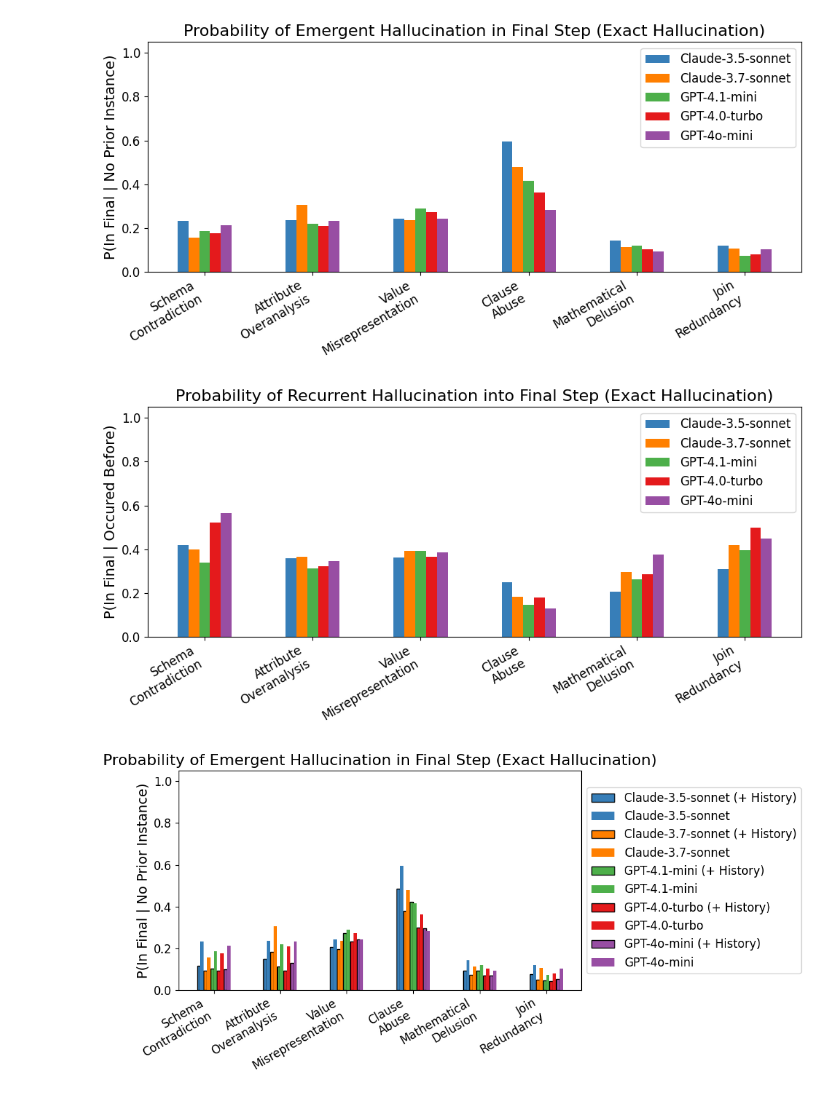
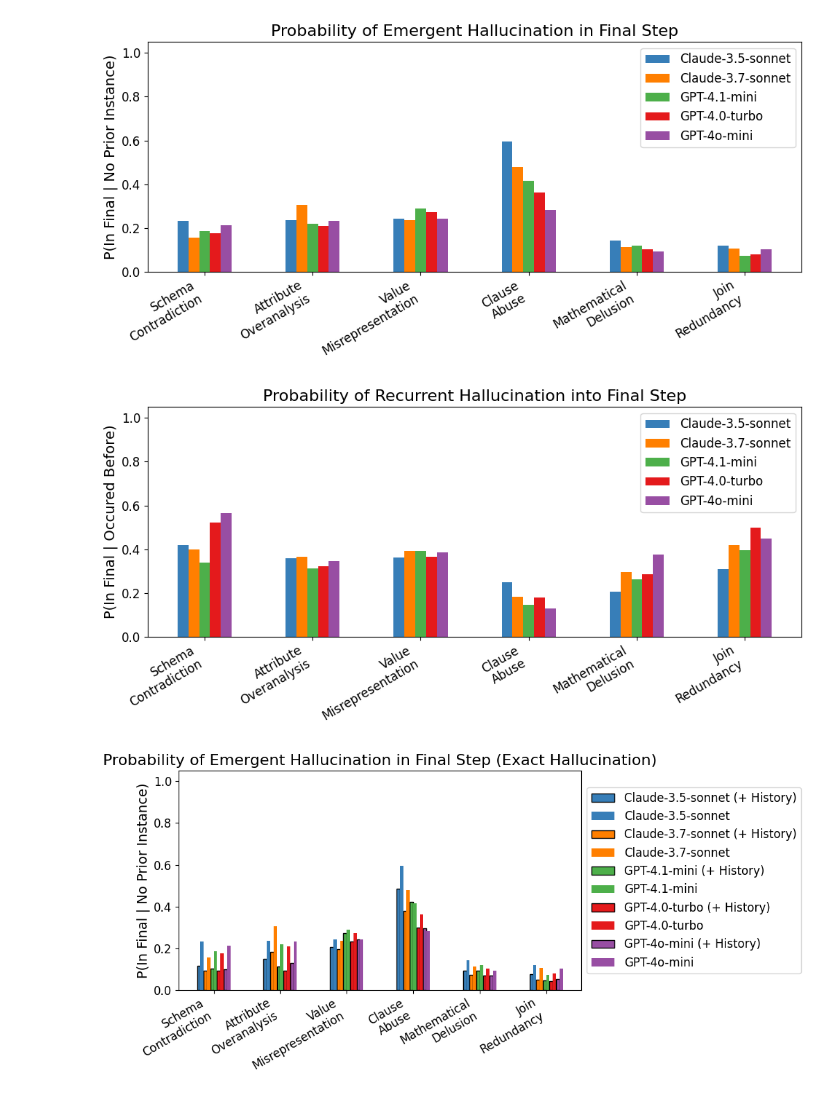
Before and after one commit to HaydenMM/bird-mini-drilldown, a Jupyter notebook: notebooks/Figures.ipynb, the cells around one changed output. Saved outputs shown, nothing was run; the diff lists cells and outputs as text; code cells hidden in the pictures.

```diff
--- a/notebooks/Figures.ipynb
+++ b/notebooks/Figures.ipynb
@@ -202,35 +202,35 @@ all_probs = []
 for fname in json_filenames:
     path_to_file = os.path.join(json_dir, fname)
     probs = compute_final_only_probs(path_to_file)
     all_probs.append(probs)
     # raw_counts.append((only_final, not_before))
 
 
 x = np.arange(len(hallucination_types))
 width = 0.1
 
 fig, ax = plt.subplots(figsize=(10, 5))
 
 for i, probs in enumerate(all_probs):
     values = [probs[ht] for ht in hallucination_types]
     ax.bar(x + i * width - width*(len(all_probs)-1)/2, values, width,
            label=key_names[i], color=colors[i])
 
 
 ax.set_ylabel("P(In Final | No Prior Instance)")
-ax.set_title("Probability of Emergent Hallucination in Final Step (Exact Hallucination)")
+ax.set_title("Probability of Emergent Hallucination in Final Step")
 ax.set_xticks(x)
 ax.set_xticklabels(hallucination_labels, rotation=30, ha='right')
 ax.set_ylim(0, 1.05)
 ax.legend()
 plt.legend()
 
 
 
 plt.tight_layout()
 plt.show()
 # %% [output]
-[figure, old version]
+[figure, new version]
 # %%
 all_probs = []
 for fname in json_filenames:
@@ -249,7 +249,7 @@ for i, probs in enumerate(all_probs):
            label=key_names[i], color=colors[i])
 
 ax.set_ylabel("P(In Final | Occured Before)")
-ax.set_title("Probability of Recurrent Hallucination into Final Step (Exact Hallucination)")
+ax.set_title("Probability of Recurrent Hallucination into Final Step")
 ax.set_xticks(x)
 ax.set_xticklabels(hallucination_labels, rotation=30, ha='right')
 ax.set_ylim(0, 1.05)
@@ -260,7 +260,7 @@ plt.legend()
 plt.tight_layout()
 plt.show()
 # %% [output]
-[figure, old version]
+[figure, new version]
 # %%
 json_filenames = [
     'path_eval_log_paper_path_hallu_3_5_claude_history.json',
```
